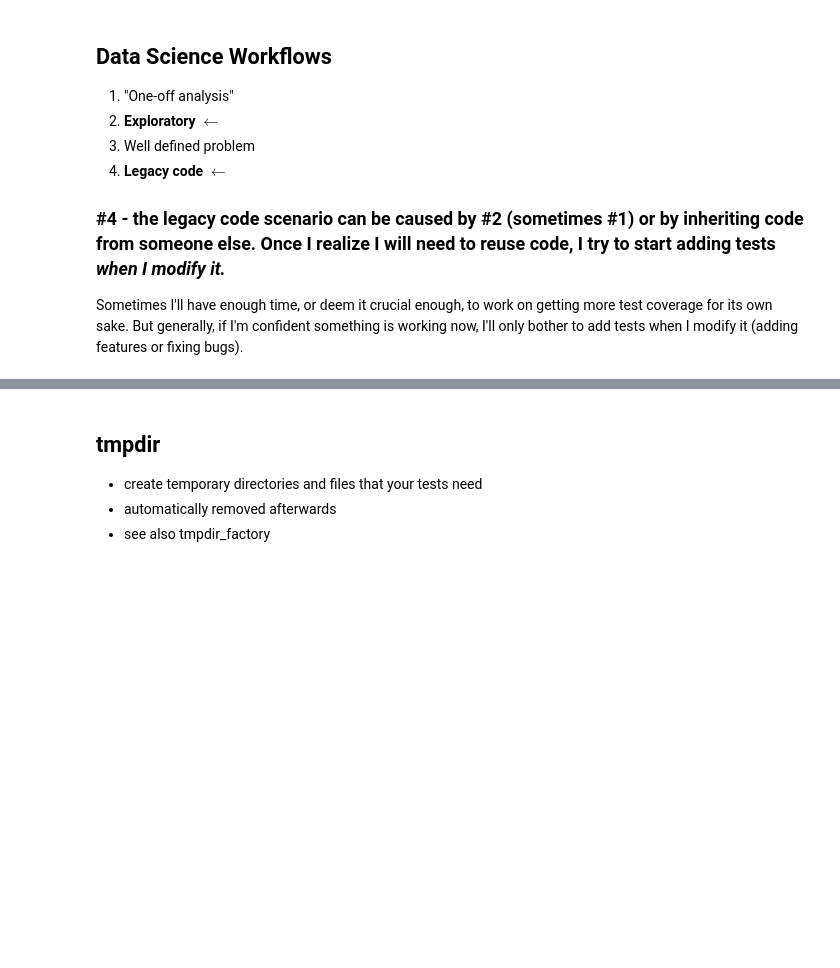
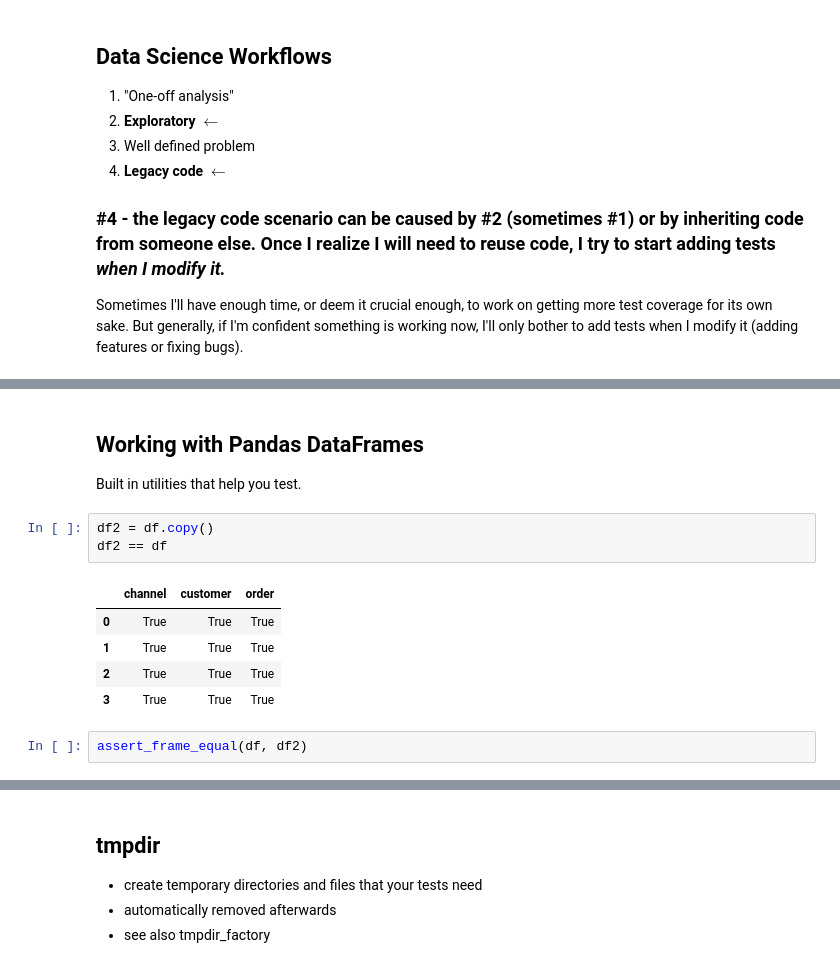
Before and after one commit to jesford/testing-in-data-science, a Jupyter notebook: intro-to-testing-no-demo.ipynb, the cells around one changed output, grey strips where cells are left out. Saved outputs shown, nothing was run; the diff lists cells and outputs as text; blank space fills up the shorter version.

```diff
--- a/intro-to-testing-no-demo.ipynb
+++ b/intro-to-testing-no-demo.ipynb
@@ -386,0 +468,15 @@ Sometimes I'll have enough time, or deem it crucial enough, to work on getting m
+# %% [markdown]
+## Working with Pandas DataFrames
+
+Built in utilities that help you test.
+# %%
+df2 = df.copy()
+df2 == df
+# %% [output]
+|  | channel | customer | order |
+| 0 | True | True | True |
+| 1 | True | True | True |
+| 2 | True | True | True |
+| 3 | True | True | True |
+# %%
+assert_frame_equal(df, df2)
```
Also changed, not shown: parts of 57 cells of this notebook.
